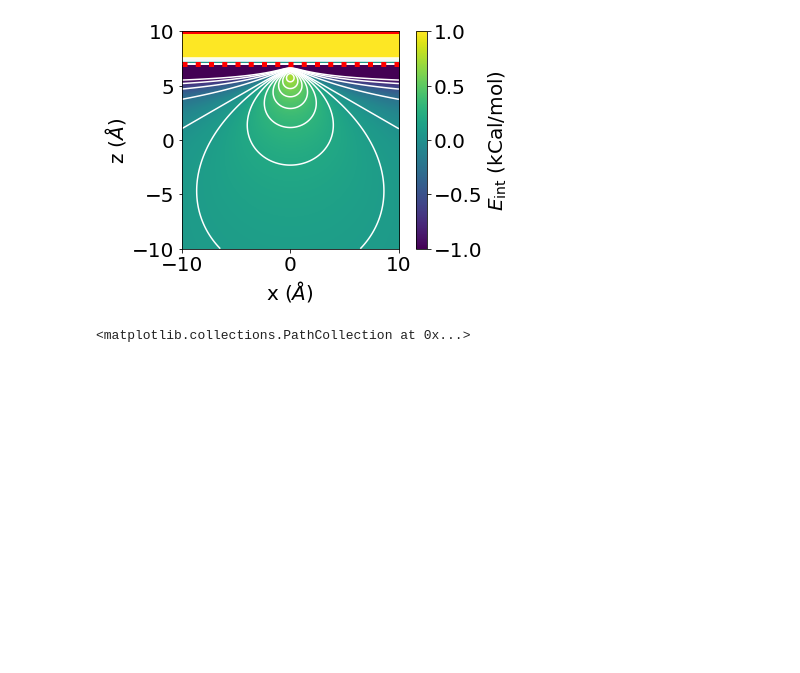
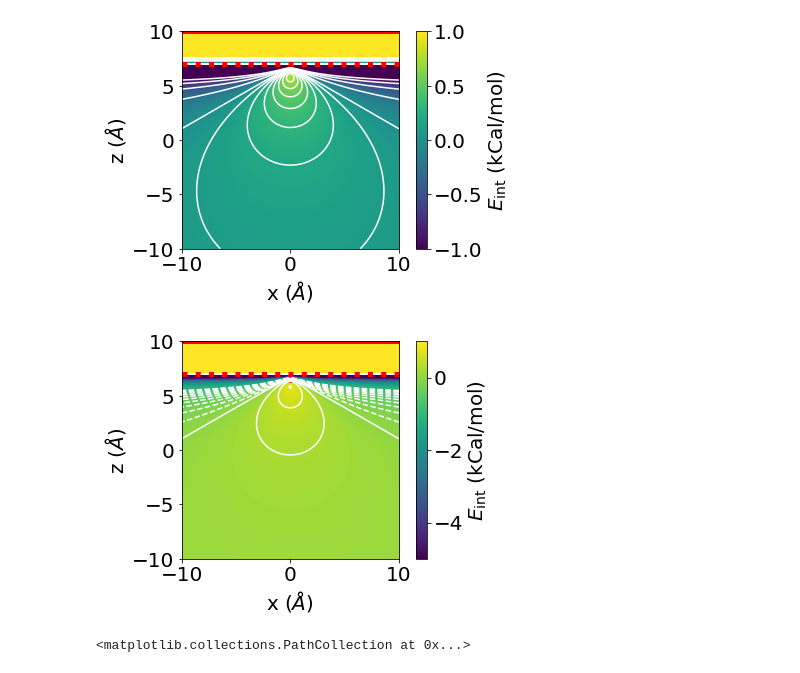
Before and after one commit to adodin/Ion-Pairing, a Jupyter notebook: Analytical/Analytical_Potentials.ipynb, the cells around one changed output. Saved outputs shown, nothing was run; the diff lists cells and outputs as text; code cells hidden in the pictures; blank space fills up the shorter version.

```diff
--- a/Analytical/Analytical_Potentials.ipynb
+++ b/Analytical/Analytical_Potentials.ipynb
@@ -324,6 +352,19 @@ plt.ylabel('z ($\AA$)')
 plt.show()
 # %% [output]
 [figure]
+# %%
+V_hard_cond_int = V_cond_self_2D + V_cond_2D + V_hard_wall_2D
+im = plt.imshow(V_hard_cond_int, extent=[x_min, x_max, z_min, z_max], origin='lower', aspect='equal', vmin=-5, vmax=1)
+plt.contour(V_hard_cond_int, levels=[-1, -0.9, -0.8, -0.7,-0.6, -0.5, -0.4, -0.3, -0.2, -0.1, 0.0, 0.25, 0.5,0.75,  1.0], colors='w', extent=[x_min, x_max, z_min, z_max], origin='lower', vmin=-1, vmax=1)
+plt.colorbar(im, label='$E_{\mathrm{int}}$ (kCal/mol)')
+plt.axhline(z_wall, c='r', lw=5)
+plt.axhline(z_dielectric,c='r',ls=':', lw=5)
+plt.scatter(r_an[:,0], r_an[:,2], c='r')
+plt.xlabel('x ($\AA$)')
+plt.ylabel('z ($\AA$)')
+plt.show()
+# %% [output]
+[figure, added]
 # %%
 theta_min=pi/2
 theta_max = pi
```
Also changed, not shown: parts of 5 cells of this notebook.
